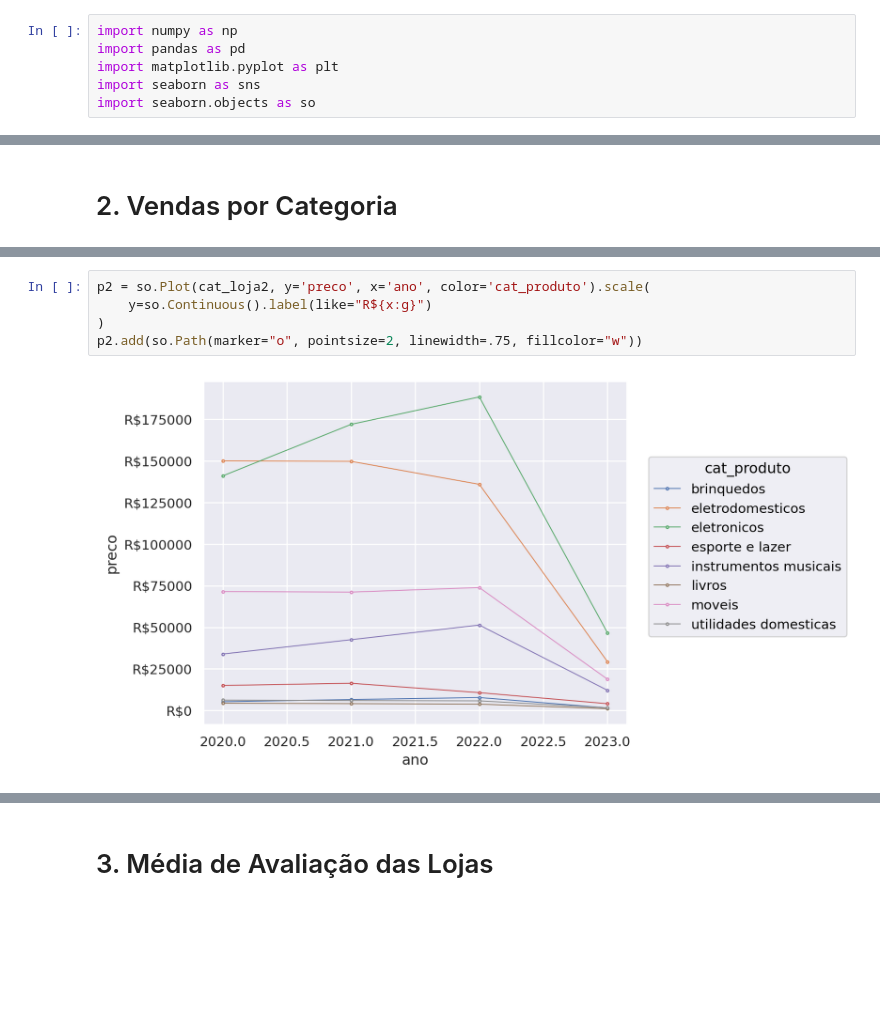
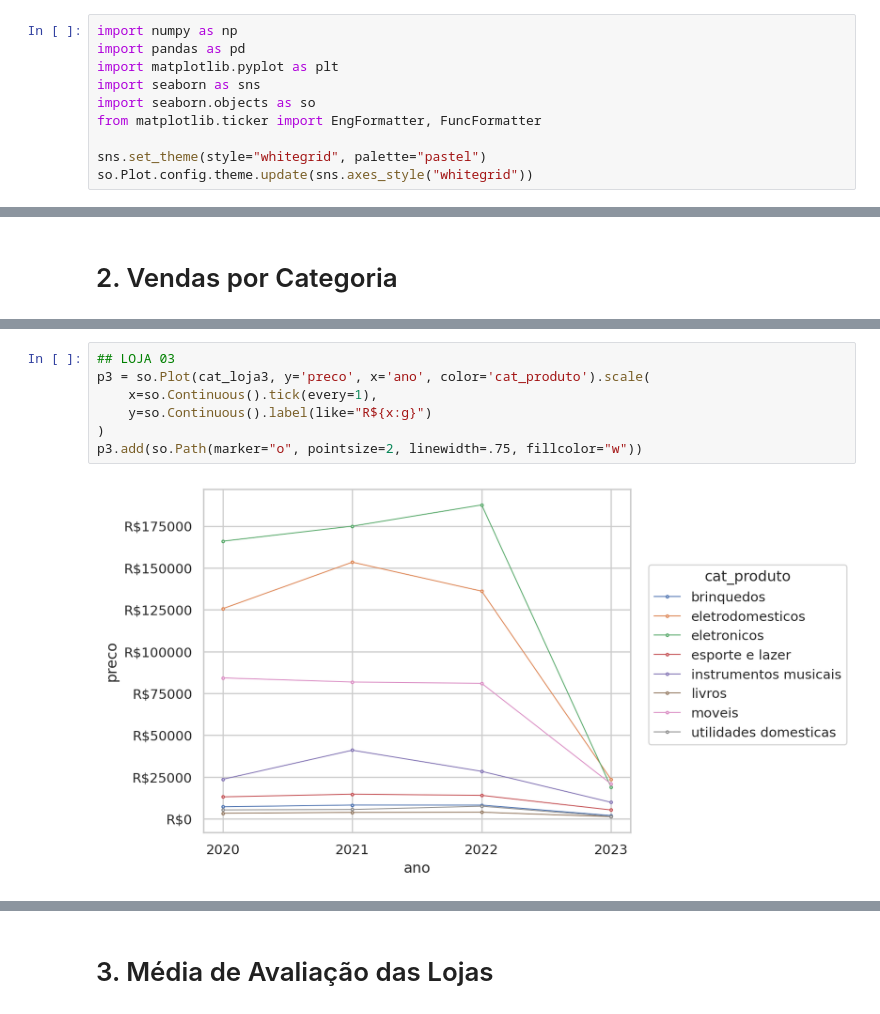
Before and after one commit to ton-oliveira/challenge1-data-science, a Jupyter notebook: AluraStoreBr.ipynb, the cells around one changed output, grey strips where cells are left out. Drawn from its saved outputs; the diff is of its cells as text; blank space fills up the shorter version.

```diff
--- a/AluraStoreBr.ipynb
+++ b/AluraStoreBr.ipynb
@@ -6,6 +6,10 @@ import pandas as pd
 import matplotlib.pyplot as plt
 import seaborn as sns
 import seaborn.objects as so
+from matplotlib.ticker import EngFormatter, FuncFormatter
+
+sns.set_theme(style="whitegrid", palette="pastel")
+so.Plot.config.theme.update(sns.axes_style("whitegrid"))
 # %% [markdown]
 ### Importação dos dados
 # %%
@@ -82,7 +135,9 @@ p1.add(so.Path(marker="o", pointsize=2, linewidth=.75, fillcolor="w"))
 # %%
-p2 = so.Plot(cat_loja2, y='preco', x='ano', color='cat_produto').scale(
+## LOJA 03
+p3 = so.Plot(cat_loja3, y='preco', x='ano', color='cat_produto').scale(
+    x=so.Continuous().tick(every=1),
     y=so.Continuous().label(like="R${x:g}")
 )
-p2.add(so.Path(marker="o", pointsize=2, linewidth=.75, fillcolor="w"))
+p3.add(so.Path(marker="o", pointsize=2, linewidth=.75, fillcolor="w"))
 # %% [output]
-[figure, old version]
+[figure, new version]
```
Also changed, not shown: parts of 32 cells of this notebook.
